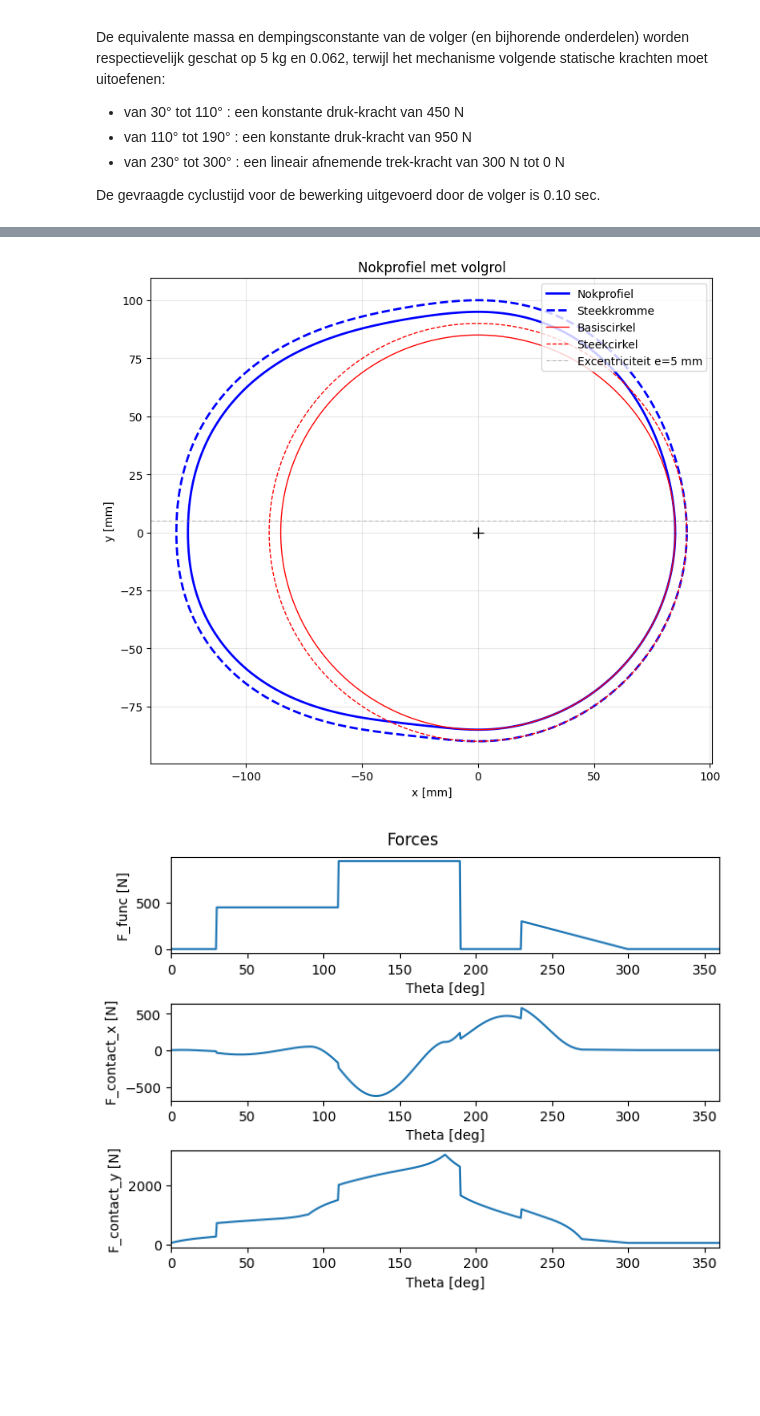
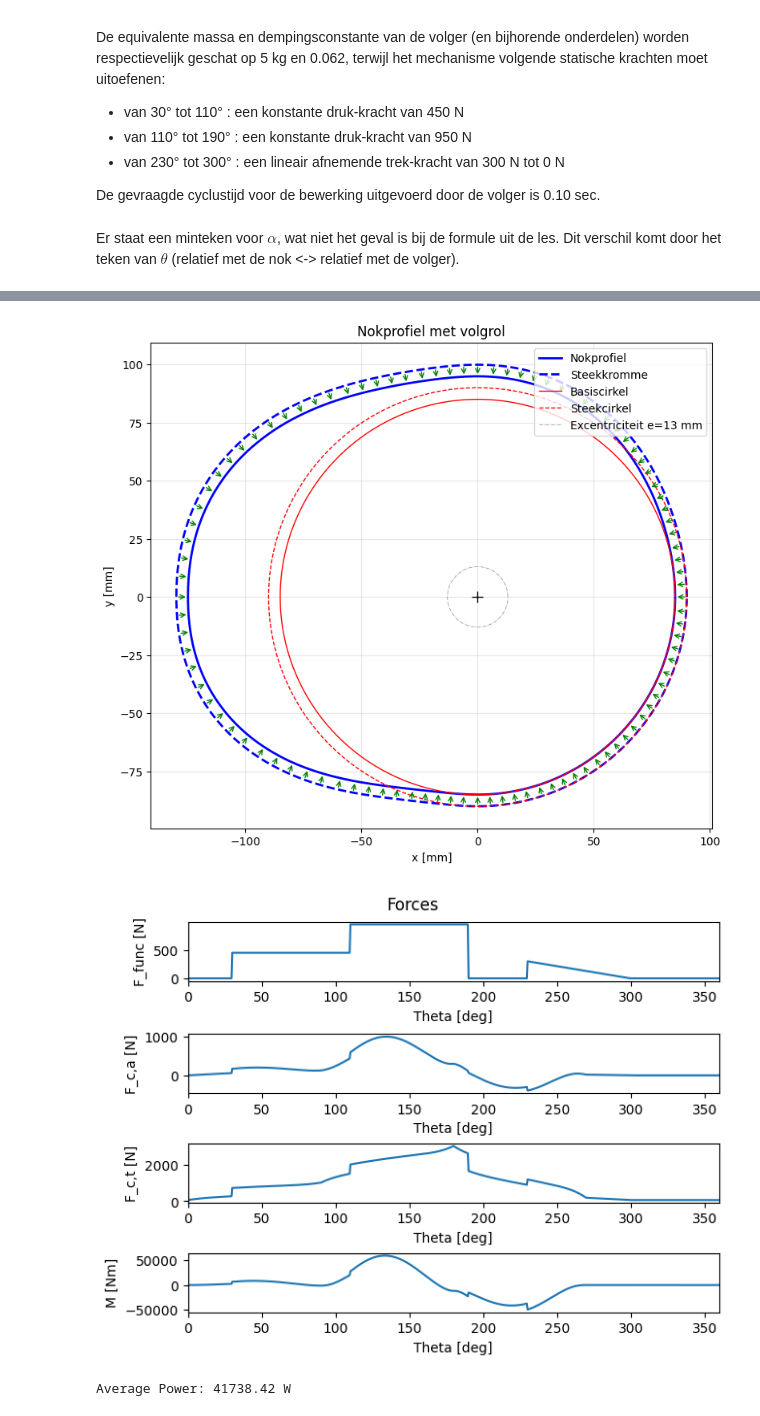
Before and after one commit to NelsonVerdurme/Beweging, a Jupyter notebook: Nokken/nokken.ipynb, the cells around one changed output, grey strips where cells are left out. Cells and saved outputs as stored; diff of their text form; code cells hidden in the pictures; blank space fills up the shorter version.

```diff
--- a/Nokken/nokken.ipynb
+++ b/Nokken/nokken.ipynb
@@ -213,34 +218,40 @@ class MotionLaw:
     def plot(self):
         """Plot lift, velocity and acceleration."""
         plotMotionLaw(self.theta_deg, self.lift, self.vel, self.acc)
+# %% [markdown]
+Er staat een minteken voor $\alpha$, wat niet het geval is bij de formule uit de les. Dit verschil komt door het teken van $\theta$ (relatief met de nok <-> relatief met de volger).
 # %%
 gamma       = 0     # angle between lift and the gravity vector in degrees
 m           = 5     # mass of the follower in kg
 c           = 0.062 # damping coefficient in N/(mm/s)
 
 n    = 300            # initial angular velocity in rpm
 F_v0 = 10           # velocity-dependent force at zero lift in N
 R0   = 90             # base circle radius in mm
-e    = 5             # excentricity in mm
+e    = 13             # excentricity in mm
 R_r  = 5             # roller radius in mm
 
 motionlaw = MotionLaw(n=n)
 motionlaw.addMotionSegment(startangle=0,   endangle=90,  startlift=0,  endlift=10, motionlaw=MotionLaw.POLY5)
 motionlaw.addMotionSegment(startangle=90,  endangle=180, startlift=10, endlift=40, motionlaw=MotionLaw.POLY5)
 motionlaw.addMotionSegment(startangle=180, endangle=270, startlift=40, endlift=0,  motionlaw=MotionLaw.POLY5)
 motionlaw.plot()
 
 F_func = np.zeros_like(motionlaw.theta_deg)          # function of angle-dependent forces in N
 interval1 = (int(30/motionlaw.dtheta), int(110/motionlaw.dtheta))
 interval2 = (int(110/motionlaw.dtheta), int(190/motionlaw.dtheta))
 interval3 = (int(230/motionlaw.dtheta), int(300/motionlaw.dtheta))
 applySegments(F_func, [(interval1, 450), (interval2, 950), (interval3, (300, 0))])
 
-x_cam, y_cam, F_contact = generateCamProfile(R0=R0, ex=e, R_r=R_r, F_func=F_func, F_v0=F_v0, k_v=50, c=c, m=m, gamma=gamma, motionLaw=motionlaw)
-plotCamProfile(R0=R0, ex=e, R_r=R_r, motionLaw=motionlaw, x_cam=x_cam, y_cam=y_cam, arrows=0)
+pitch_profile, cam_profile, F_contact, M_motor = generateCamProfile(R0=R0, ex=e, R_r=R_r, F_func=F_func, F_v0=F_v0, k_v=50, c=c, m=m, gamma=gamma, motionLaw=motionlaw)
+plotCamProfile(R0=R0, ex=e, R_r=R_r, motionLaw=motionlaw, pitch_profile=pitch_profile, cam_profile=cam_profile, arrows=100)
 
-plotForces(motionlaw.theta_deg, [F_func, F_contact[0], F_contact[1]], variable='Theta [deg]', labels=['F_func [N]', 'F_contact_x [N]', 'F_contact_y [N]'])
+
+plotForces(motionlaw.theta_deg, [F_func, F_contact[0], F_contact[1], M_motor], variable='Theta [deg]', labels=['F_func [N]', 'F_c,a [N]', 'F_c,t [N]', 'M [Nm]'])
+
+print("Average Power: %.2f W" % (np.average(M_motor) * n*2*np.pi/60))
 # %% [output]
 [figure]
-[figure, old version]
+[figure, new version]
-[figure, old version]
+[figure, new version]
+Average Power: 41738.42 W
```
Also changed, not shown: parts of 1 cell of this notebook.
